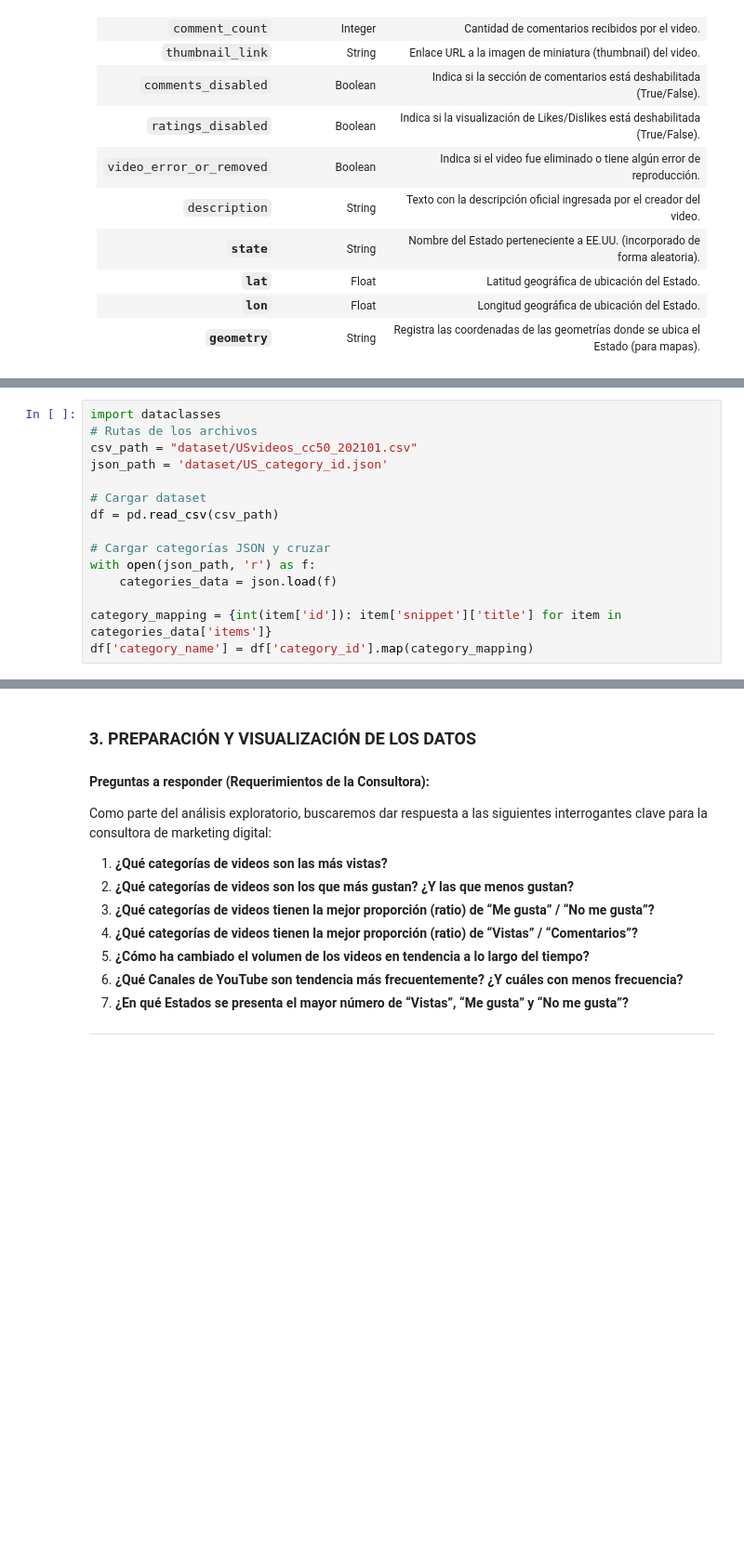
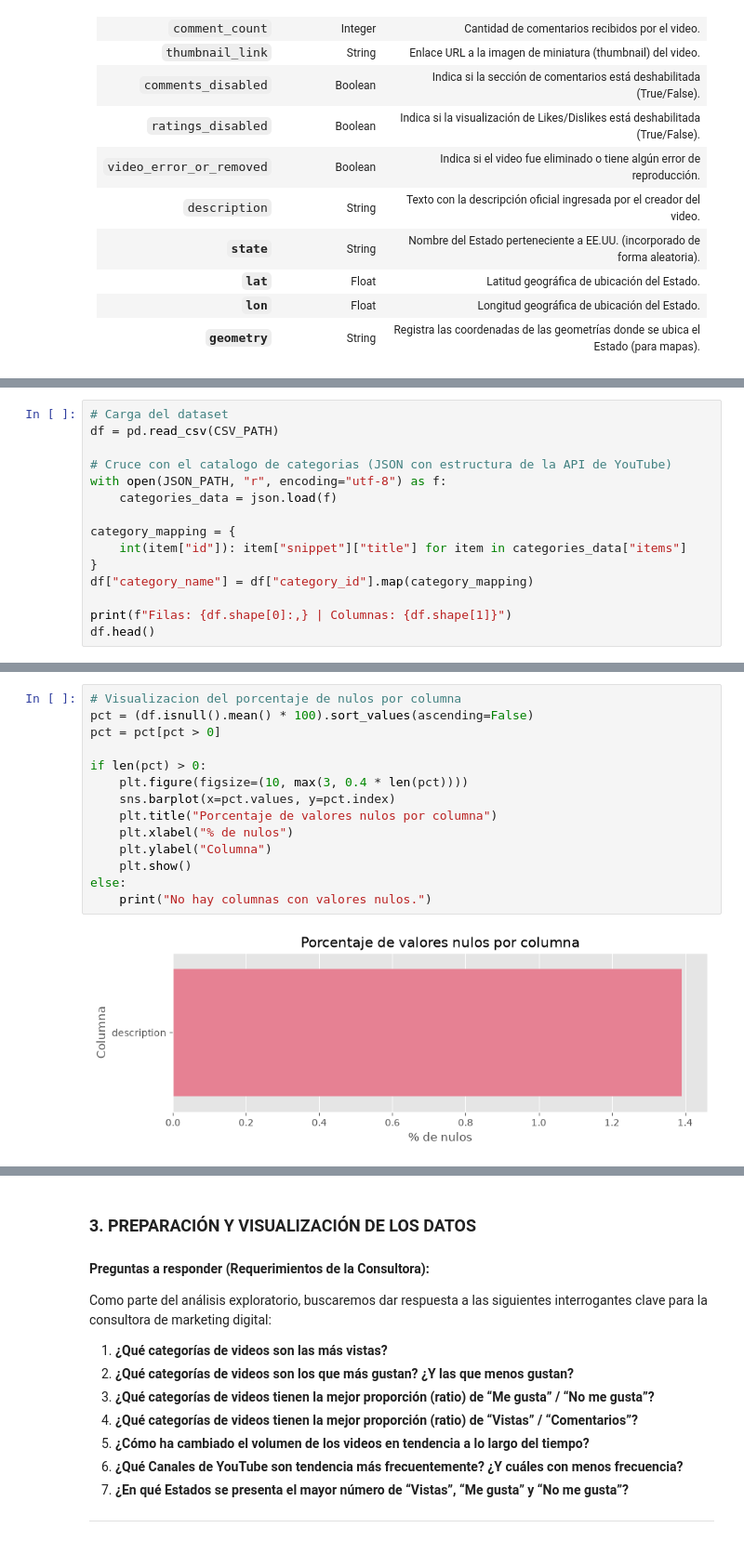
Before and after one commit to ghostrider101218/1ACC0216-TB2-2026-1, a Jupyter notebook: upc_2026_01_seccion_NRC_grupo4_tf.ipynb, the cells around one changed output, grey strips where cells are left out. Shown at 93% size. Drawn from its saved outputs; the diff is of its cells as text; blank space fills up the shorter version.

```diff
--- a/upc_2026_01_seccion_NRC_grupo4_tf.ipynb
+++ b/upc_2026_01_seccion_NRC_grupo4_tf.ipynb
@@ -117,15 +114,0 @@ A continuación, se detalla la descripción de cada campo/columna que conforma l
-# %%
-import dataclasses
-# Rutas de los archivos
-csv_path = "dataset/USvideos_cc50_202101.csv"
-json_path = 'dataset/US_category_id.json'
-
-# Cargar dataset
-df = pd.read_csv(csv_path)
-
-# Cargar categorías JSON y cruzar
-with open(json_path, 'r') as f:
-    categories_data = json.load(f)
-
-category_mapping = {int(item['id']): item['snippet']['title'] for item in categories_data['items']}
-df['category_name'] = df['category_id'].map(category_mapping)
@@ -276,0 +150,15 @@ df.describe()
+# %%
+# Carga del dataset
+df = pd.read_csv(CSV_PATH)
+
+# Cruce con el catalogo de categorias (JSON con estructura de la API de YouTube)
+with open(JSON_PATH, "r", encoding="utf-8") as f:
+    categories_data = json.load(f)
+
+category_mapping = {
+    int(item["id"]): item["snippet"]["title"] for item in categories_data["items"]
+}
+df["category_name"] = df["category_id"].map(category_mapping)
+
+print(f"Filas: {df.shape[0]:,} | Columnas: {df.shape[1]}")
+df.head()
@@ -276,0 +326,16 @@ df.describe()
+# %%
+# Visualizacion del porcentaje de nulos por columna
+pct = (df.isnull().mean() * 100).sort_values(ascending=False)
+pct = pct[pct > 0]
+
+if len(pct) > 0:
+    plt.figure(figsize=(10, max(3, 0.4 * len(pct))))
+    sns.barplot(x=pct.values, y=pct.index)
+    plt.title("Porcentaje de valores nulos por columna")
+    plt.xlabel("% de nulos")
+    plt.ylabel("Columna")
+    plt.show()
+else:
+    print("No hay columnas con valores nulos.")
+# %% [output]
+[figure, added]
```
Also changed, not shown: parts of 146 cells of this notebook, 3 other files.
